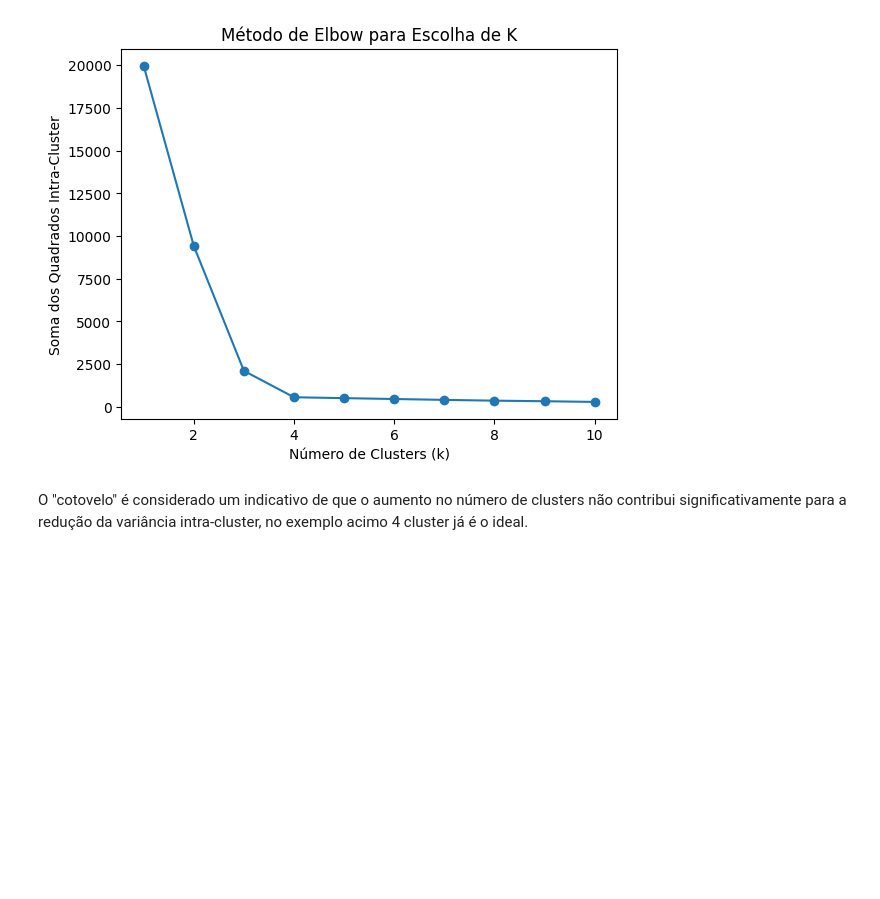
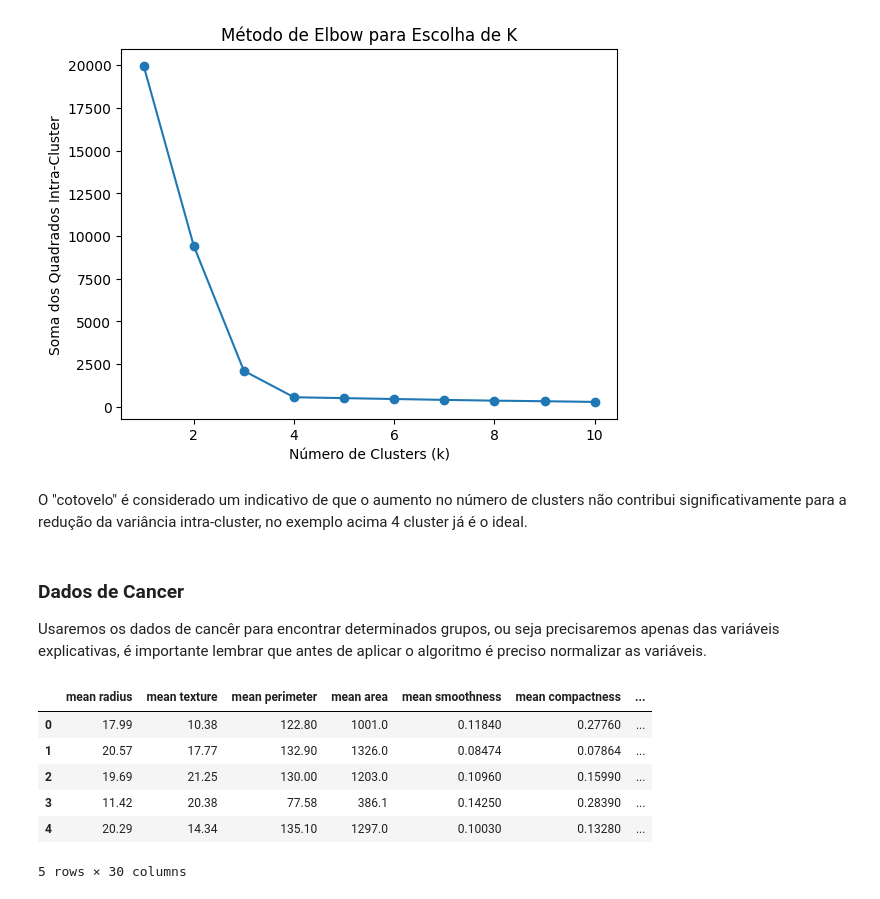
Before and after one commit to MatheusAlves-collab/Data_Science, a Jupyter notebook: 10_K_Means/K_Means.ipynb, the cells around one changed output. Drawn from its saved outputs; the diff is of its cells as text; code cells hidden in the pictures; blank space fills up the shorter version.

Commit message:
Aplicação K-Means

```diff
--- a/10_K_Means/K_Means.ipynb
+++ b/10_K_Means/K_Means.ipynb
@@ -49,4 +49,28 @@ plt.show()
 # %% [output]
 [figure]
 # %% [markdown]
-O "cotovelo" é considerado um indicativo de que o aumento no número de clusters não contribui significativamente para a redução da variância intra-cluster, no exemplo acimo 4 cluster já é o ideal.
+O "cotovelo" é considerado um indicativo de que o aumento no número de clusters não contribui significativamente para a redução da variância intra-cluster, no exemplo acima 4 cluster já é o ideal.
+# %% [markdown]
+### Dados de Cancer
+
+Usaremos os dados de cancêr para encontrar determinados grupos, ou seja precisaremos apenas das variáveis explicativas, é importante lembrar que antes de aplicar o algoritmo é preciso normalizar as variáveis.
+# %%
+import pandas as pd
+from sklearn.datasets import load_breast_cancer
+from sklearn.preprocessing import MinMaxScaler
+
+dados = load_breast_cancer()
+
+x_can = pd.DataFrame(dados.data, columns= [dados.feature_names])
+y_can = pd.Series(dados.target)
+y_can.value_counts() # Dados bem balanceados
+
+x_can.head()
+# %% [output]
+|  | mean radius | mean texture | mean perimeter | mean area | mean smoothness | mean compactness | ... |
+| 0 | 17.99 | 10.38 | 122.80 | 1001.0 | 0.11840 | 0.27760 | ... |
+| 1 | 20.57 | 17.77 | 132.90 | 1326.0 | 0.08474 | 0.07864 | ... |
+| 2 | 19.69 | 21.25 | 130.00 | 1203.0 | 0.10960 | 0.15990 | ... |
+| 3 | 11.42 | 20.38 | 77.58 | 386.1 | 0.14250 | 0.28390 | ... |
+| 4 | 20.29 | 14.34 | 135.10 | 1297.0 | 0.10030 | 0.13280 | ... |
+5 rows × 30 columns
```
Also changed, not shown: parts of 3 cells of this notebook.
